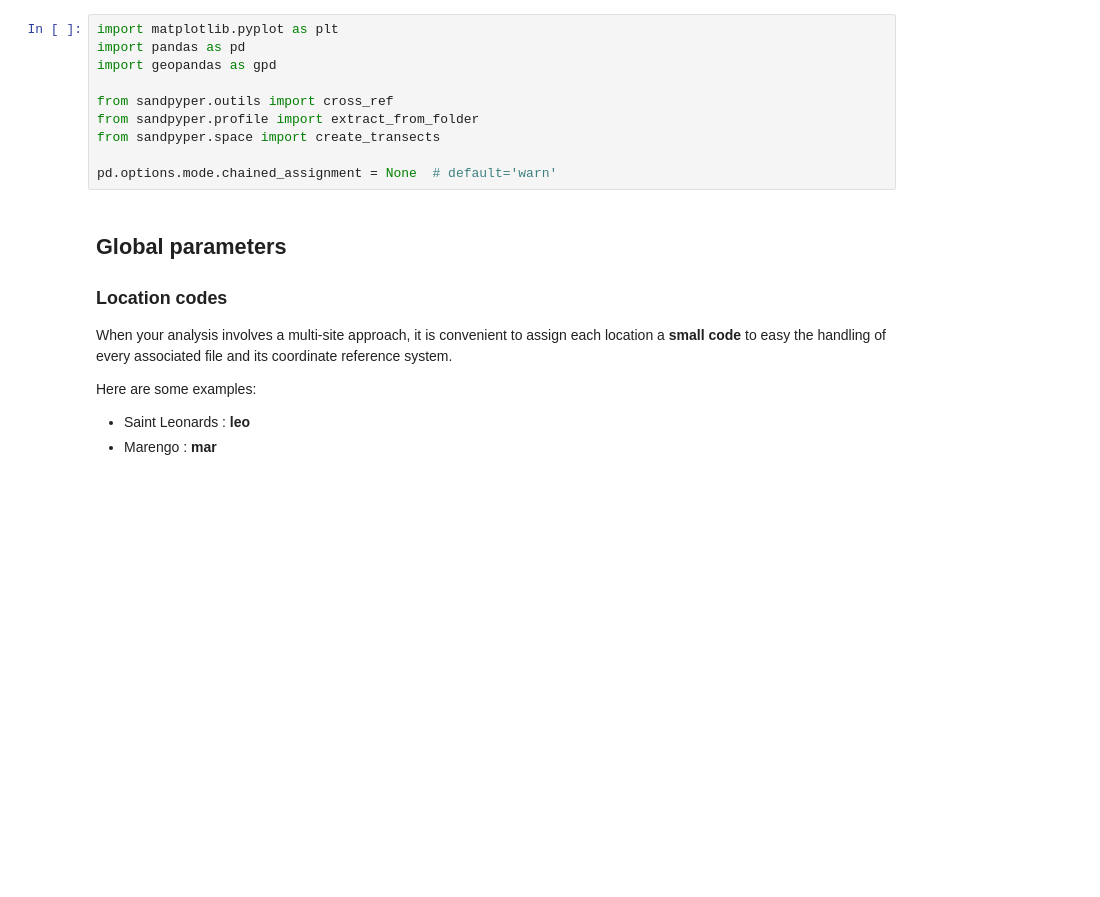
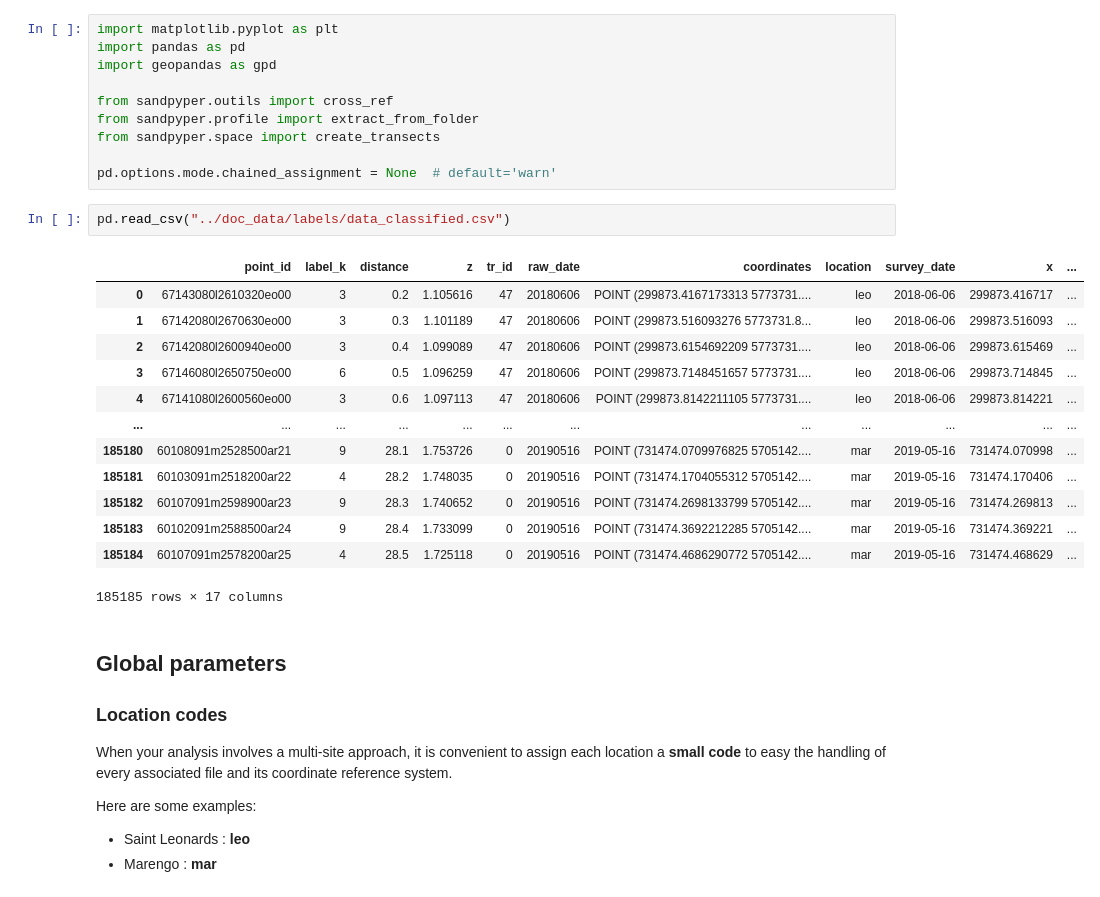
Before and after one commit to npucino/sandpyper, a Jupyter notebook: examples/Example_1_Profile_extraction.ipynb, the cells around one changed output. Saved outputs shown, nothing was run; the diff lists cells and outputs as text; blank space fills up the shorter version.

```diff
--- a/examples/Example_1_Profile_extraction.ipynb
+++ b/examples/Example_1_Profile_extraction.ipynb
@@ -34,6 +34,22 @@ from sandpyper.profile import extract_from_folder
 from sandpyper.space import create_transects
 
 pd.options.mode.chained_assignment = None  # default='warn'
+# %%
+pd.read_csv("../doc_data/labels/data_classified.csv")
+# %% [output]
+|  | point_id | label_k | distance | z | tr_id | raw_date | coordinates | location | survey_date | x | ... |
+| 0 | 67143080l2610320eo00 | 3 | 0.2 | 1.105616 | 47 | 20180606 | POINT (299873.4167173313 5773731.... | leo | 2018-06-06 | 299873.416717 | ... |
+| 1 | 67142080l2670630eo00 | 3 | 0.3 | 1.101189 | 47 | 20180606 | POINT (299873.516093276 5773731.8... | leo | 2018-06-06 | 299873.516093 | ... |
+| 2 | 67142080l2600940eo00 | 3 | 0.4 | 1.099089 | 47 | 20180606 | POINT (299873.6154692209 5773731.... | leo | 2018-06-06 | 299873.615469 | ... |
+| 3 | 67146080l2650750eo00 | 6 | 0.5 | 1.096259 | 47 | 20180606 | POINT (299873.7148451657 5773731.... | leo | 2018-06-06 | 299873.714845 | ... |
+| 4 | 67141080l2600560eo00 | 3 | 0.6 | 1.097113 | 47 | 20180606 | POINT (299873.8142211105 5773731.... | leo | 2018-06-06 | 299873.814221 | ... |
+| ... | ... | ... | ... | ... | ... | ... | ... | ... | ... | ... | ... |
+| 185180 | 60108091m2528500ar21 | 9 | 28.1 | 1.753726 | 0 | 20190516 | POINT (731474.0709976825 5705142.... | mar | 2019-05-16 | 731474.070998 | ... |
+| 185181 | 60103091m2518200ar22 | 4 | 28.2 | 1.748035 | 0 | 20190516 | POINT (731474.1704055312 5705142.... | mar | 2019-05-16 | 731474.170406 | ... |
+| 185182 | 60107091m2598900ar23 | 9 | 28.3 | 1.740652 | 0 | 20190516 | POINT (731474.2698133799 5705142.... | mar | 2019-05-16 | 731474.269813 | ... |
+| 185183 | 60102091m2588500ar24 | 9 | 28.4 | 1.733099 | 0 | 20190516 | POINT (731474.3692212285 5705142.... | mar | 2019-05-16 | 731474.369221 | ... |
+| 185184 | 60107091m2578200ar25 | 4 | 28.5 | 1.725118 | 0 | 20190516 | POINT (731474.4686290772 5705142.... | mar | 2019-05-16 | 731474.468629 | ... |
+185185 rows × 17 columns
 # %% [markdown]
 ## Global parameters
 ### Location codes
```
Also changed, not shown: parts of 1 cell of this notebook, 3 other files.
